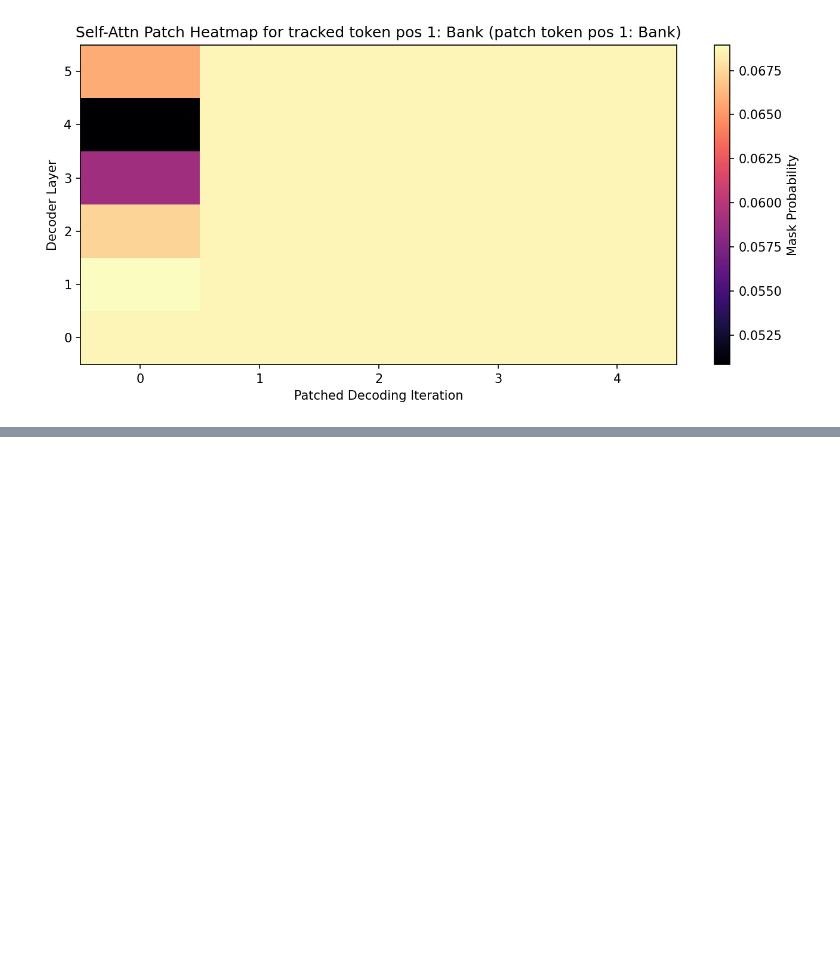
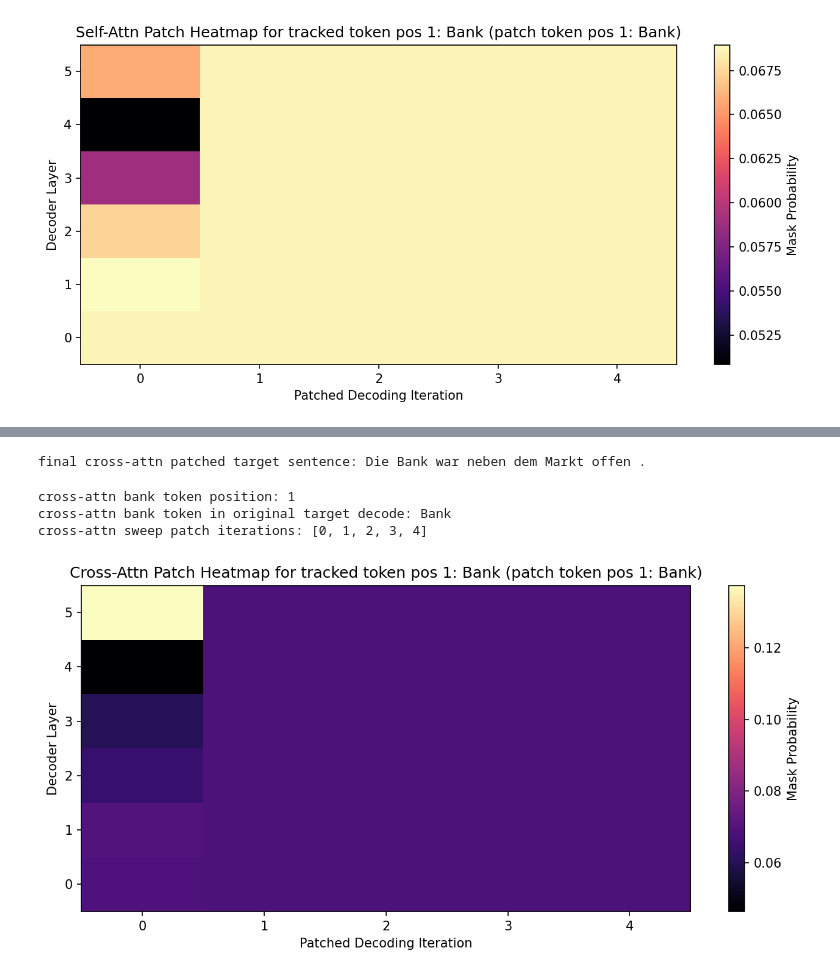
Before and after one commit to MD-BH/MLLM-Final, a Jupyter notebook: Mask-Predict/demo.ipynb, the cells around one changed output, grey strips where cells are left out. Cells and saved outputs as stored; diff of their text form; code cells hidden in the pictures; blank space fills up the shorter version.

Commit message:
add: cross-attn patching

```diff
--- a/Mask-Predict/demo.ipynb
+++ b/Mask-Predict/demo.ipynb
@@ -271,11 +274,11 @@ print("final iteration mask probabilities:", decoder_patch_result["iteration_tra
 # %% [output]
 final iteration mask probabilities: [0.098687, 0.042573, 0.096882, 0.240678, 0.066347, 0.093917, 0.077642, 0.099397, 0.088161]
 # %%
-tracked_token_position = 1
-tracked_token_id = decoded_original_target["token_ids"][tracked_token_position]
+patched_token_idx = 1
+tracked_token_id = decoded_original_target["token_ids"][patched_token_idx]
 tracked_token_text = context["task"].target_dictionary[tracked_token_id]
 
-print("tracked token position:", tracked_token_position)
+print("tracked token position:", patched_token_idx)
 print("tracked token in original target decode:", tracked_token_text)
 print("original target decode:", decoded_original_target["decoded_text"])
 # %% [output]
@@ -382,7 +385,7 @@ print("final self-attn patched target sentence:", final_self_attn_predicted_sent
 # %% [output]
 final self-attn patched target sentence: Die Bank war neben dem Markt offen .
 # %%
-bank_token_position = tracked_token_position
+bank_token_position = patched_token_idx
 bank_token_id = decoded_original_target["token_ids"][bank_token_position]
 bank_token_text = context["task"].target_dictionary[bank_token_id]
 self_attn_bank_decoding_iterations = 5
@@ -437,0 +471,30 @@ plot_self_attn_layer_iteration_heatmap(self_attn_bank_sweep_result)
+# %%
+final_cross_attn_predicted_sentence = decoder_cross_attn_patch_result["decoded_text"]
+print("final cross-attn patched target sentence:", final_cross_attn_predicted_sentence)
+# %% [output]
+final cross-attn patched target sentence: Die Bank war neben dem Markt offen .
+# %%
+cross_attn_bank_decoding_iterations = 5
+cross_attn_bank_patch_iterations = list(range(cross_attn_bank_decoding_iterations))
+
+print("cross-attn bank token position:", bank_token_position)
+print("cross-attn bank token in original target decode:", bank_token_text)
+print("cross-attn sweep patch iterations:", cross_attn_bank_patch_iterations)
+# %% [output]
+cross-attn bank token position: 1
+cross-attn bank token in original target decode: Bank
+cross-attn sweep patch iterations: [0, 1, 2, 3, 4]
+# %%
+cross_attn_bank_sweep_result = run_decoder_cross_attn_layer_iteration_sweep_experiment(
+    source_sentence=source_sentence,
+    target_sentence=target_sentence,
+    context=context,
+    tracked_token_position=bank_token_position,
+    patch_token_position=bank_token_position,
+    decoding_iterations=cross_attn_bank_decoding_iterations,
+    patch_iterations=cross_attn_bank_patch_iterations,
+)
+# %%
+plot_cross_attn_layer_iteration_heatmap(cross_attn_bank_sweep_result)
+# %% [output]
+[figure, added]
```
Also changed, not shown: parts of 6 cells of this notebook, 1 other file.
